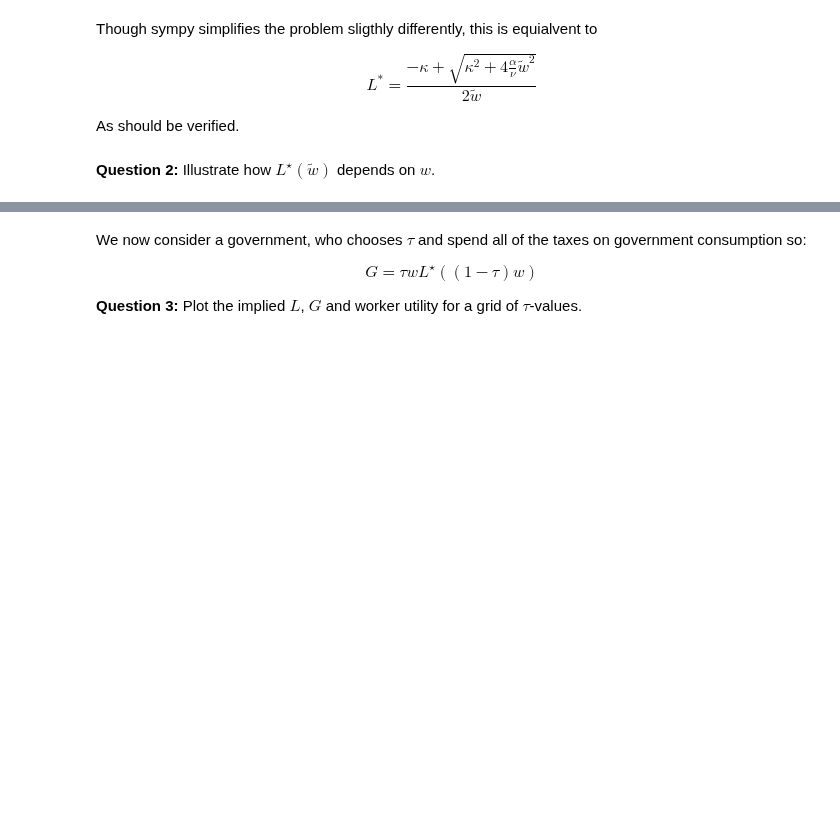
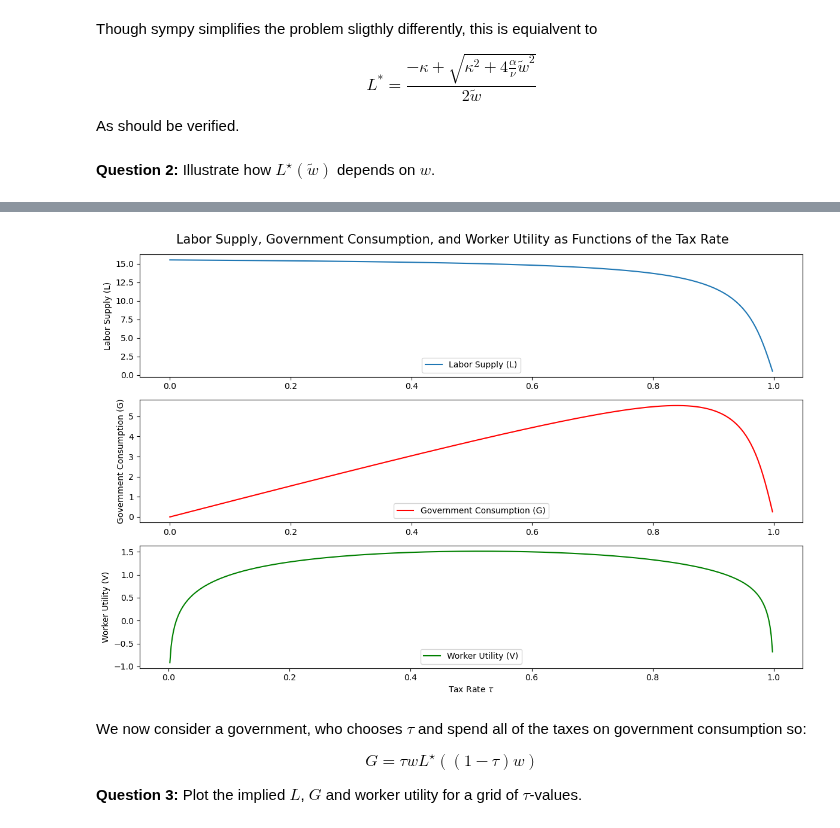
Before and after one commit to NumEconCopenhagen/projects-2023-valros, a Jupyter notebook: examproject/Exam-2023-notebook Johan.ipynb, the cells around one changed output, grey strips where cells are left out. Drawn from its saved outputs; the diff is of its cells as text; code cells hidden in the pictures; blank space fills up the shorter version.

```diff
--- a/examproject/Exam-2023-notebook Johan.ipynb
+++ b/examproject/Exam-2023-notebook Johan.ipynb
@@ -119,3 +86,7 @@ model.labour_plot()
+# %%
+model.tax_plot()
+# %% [output]
+[figure, added]
 # %% [markdown]
 
 We now consider a government, who chooses $\tau$ and spend all of the taxes on government consumption so:
```
Also changed, not shown: parts of 2 cells of this notebook, 1 other file.
